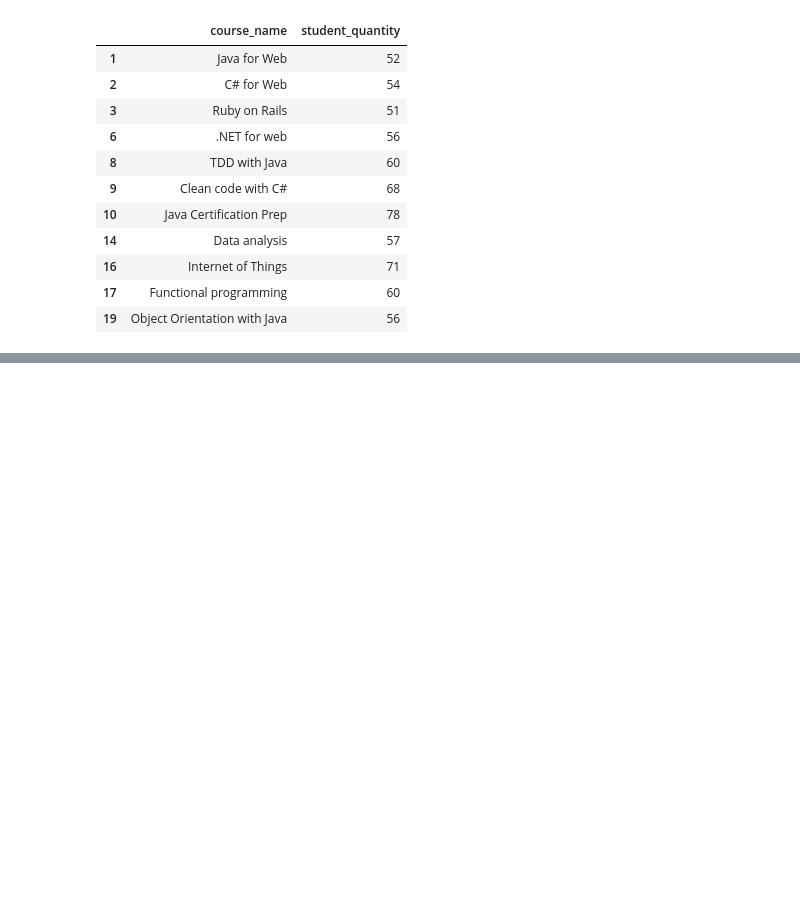
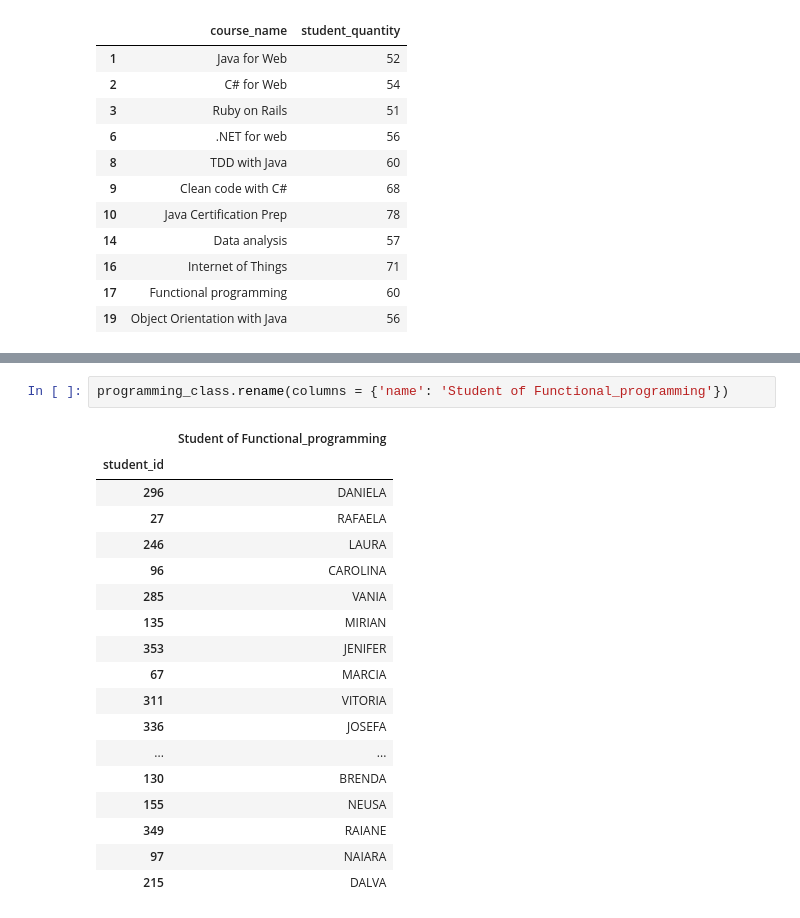
Before and after one commit to nmparfait/register_school_with_pandas, a Jupyter notebook: register_school.ipynb, the cells around one changed output, grey strips where cells are left out. Drawn from its saved outputs; the diff is of its cells as text; blank space fills up the shorter version.

```diff
--- a/register_school.ipynb
+++ b/register_school.ipynb
@@ -576,0 +731,21 @@ acces_over_50
+# %%
+programming_class.rename(columns = {'name': 'Student of Functional_programming'})
+# %% [output]
+|  | Student of Functional_programming |
+| student_id |  |
+| 296 | DANIELA |
+| 27 | RAFAELA |
+| 246 | LAURA |
+| 96 | CAROLINA |
+| 285 | VANIA |
+| 135 | MIRIAN |
+| 353 | JENIFER |
+| 67 | MARCIA |
+| 311 | VITORIA |
+| 336 | JOSEFA |
+| ... | ... |
+| 130 | BRENDA |
+| 155 | NEUSA |
+| 349 | RAIANE |
+| 97 | NAIARA |
+| 215 | DALVA |
```
Also changed, not shown: parts of 21 cells of this notebook.
